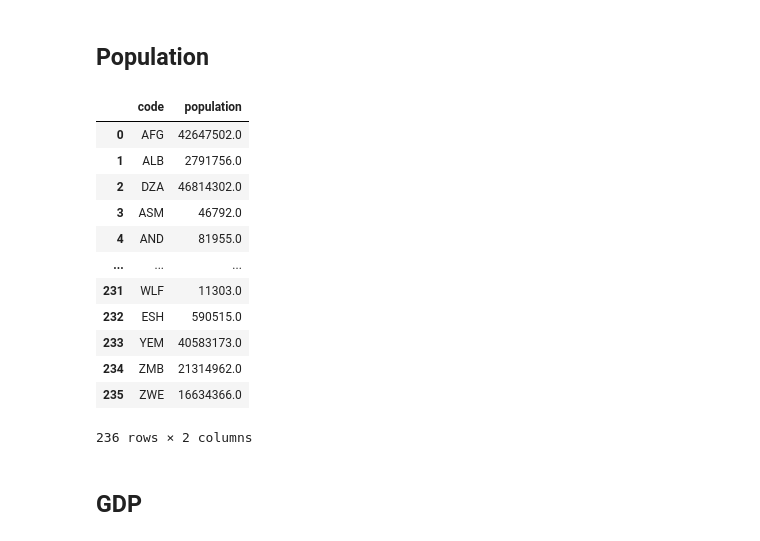
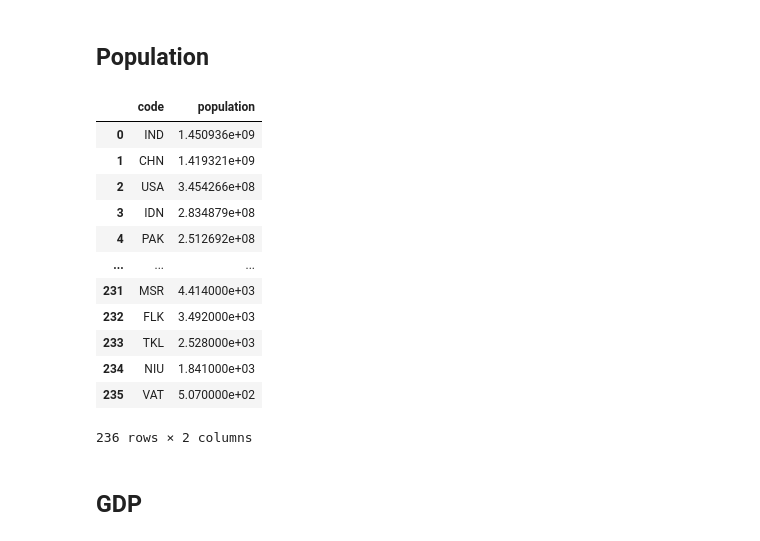
Before and after one commit to william-toscani/Data_Visualization_Project, a Jupyter notebook: Data_Viz_Project.ipynb, the cells around one changed output. Drawn from its saved outputs; the diff is of its cells as text; code cells hidden in the pictures.

```diff
--- a/Data_Viz_Project.ipynb
+++ b/Data_Viz_Project.ipynb
@@ -68,36 +48,37 @@ display(world_clean)
 # %%
 pop_raw = pd.read_csv("https://ourworldindata.org/grapher/population-with-un-projections.csv?v=1&csvType=full&useColumnShortNames=true", storage_options = {'User-Agent': 'Our World In Data data fetch/1.0'})
 #pop_metadata = requests.get("https://ourworldindata.org/grapher/population-with-un-projections.metadata.json?v=1&csvType=full&useColumnShortNames=true").json()
 
 #display(pop_raw.head())
 #display(pop_metadata)
 #display(pop_df.info())
 #display(pop_df.describe())
 #display(pop_df.columns)
 #display(pop_df.shape)
 #display(pop_df.dtypes)
 #display(pop_df.isnull().sum())
 
 pop_clean = sql("""
 SELECT world_clean.code, pop_raw.population__sex_all__age_all__variant_medium as population FROM pop_raw
 INNER JOIN world_clean ON pop_raw.Code = world_clean.code
 WHERE year = 2024
+ORDER by population desc
 """)
 
 display(pop_clean)
 # %% [output]
 |  | code | population |
-| 0 | AFG | 42647502.0 |
-| 1 | ALB | 2791756.0 |
-| 2 | DZA | 46814302.0 |
-| 3 | ASM | 46792.0 |
-| 4 | AND | 81955.0 |
+| 0 | IND | 1.450936e+09 |
+| 1 | CHN | 1.419321e+09 |
+| 2 | USA | 3.454266e+08 |
+| 3 | IDN | 2.834879e+08 |
+| 4 | PAK | 2.512692e+08 |
 | ... | ... | ... |
-| 231 | WLF | 11303.0 |
-| 232 | ESH | 590515.0 |
-| 233 | YEM | 40583173.0 |
-| 234 | ZMB | 21314962.0 |
-| 235 | ZWE | 16634366.0 |
+| 231 | MSR | 4.414000e+03 |
+| 232 | FLK | 3.492000e+03 |
+| 233 | TKL | 2.528000e+03 |
+| 234 | NIU | 1.841000e+03 |
+| 235 | VAT | 5.070000e+02 |
 236 rows × 2 columns
 # %% [markdown]
 ## GDP
```
Also changed, not shown: parts of 15 cells of this notebook.
